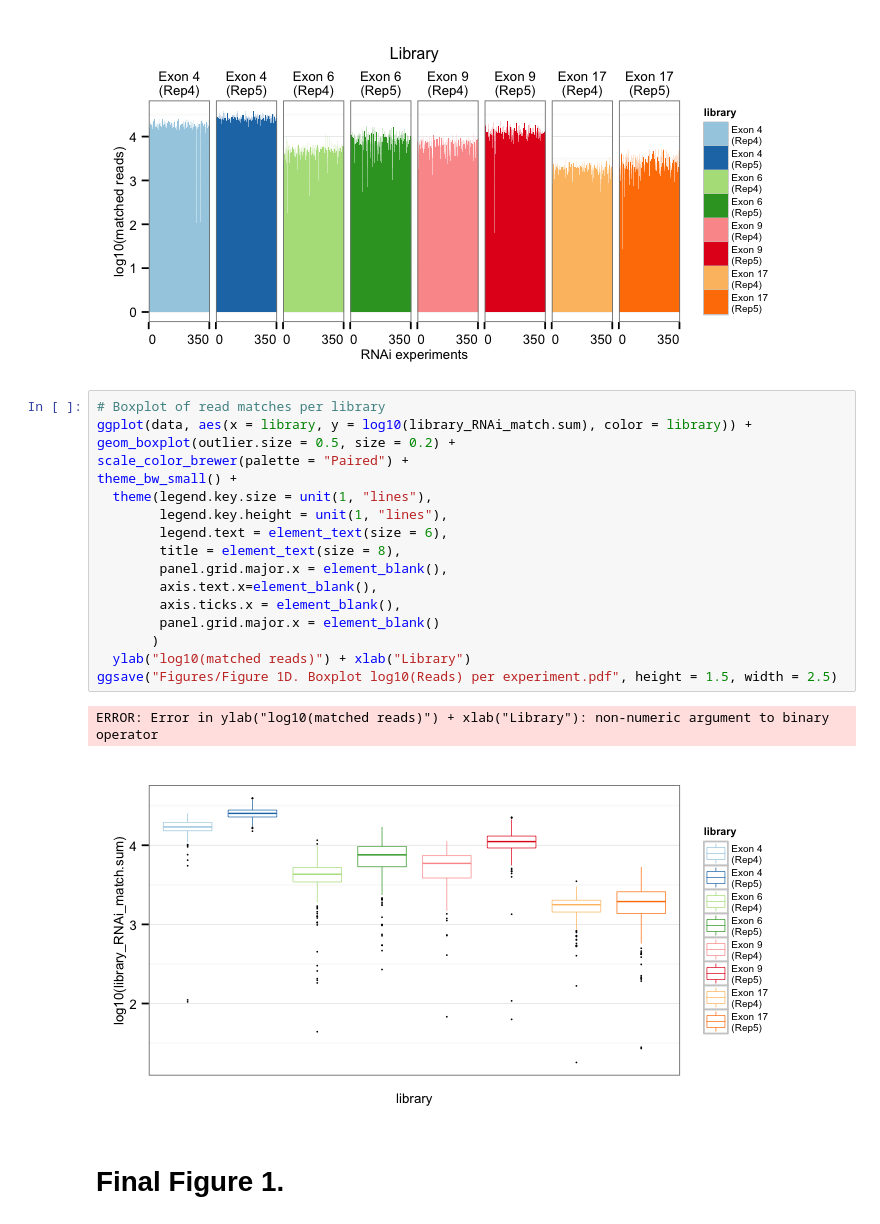
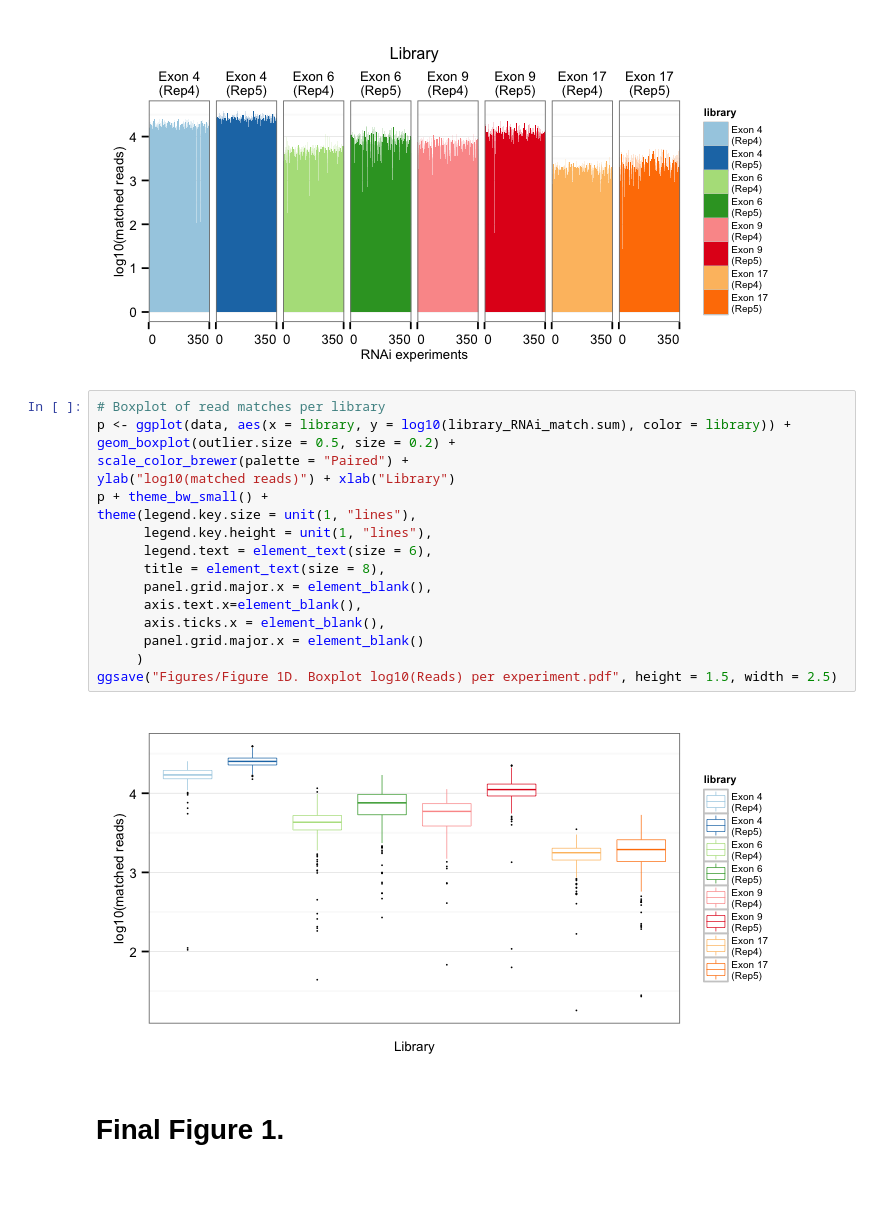
Before and after one commit to alexplocik/Dscam_Figures, a Jupyter notebook: Dscam Manuscript (Figure 1).ipynb, the cells around one changed output. Drawn from its saved outputs; the diff is of its cells as text; blank space fills up the shorter version.

Commit message:
Fixed plotting error

```diff
--- a/Dscam Manuscript (Figure 1).ipynb
+++ b/Dscam Manuscript (Figure 1).ipynb
@@ -109,24 +109,23 @@ ggsave("Figures/Figure 1C. Barplot log10(Reads) per experiment.pdf", height = 2,
 [figure]
 # %%
 # Boxplot of read matches per library
-ggplot(data, aes(x = library, y = log10(library_RNAi_match.sum), color = library)) +
+p <- ggplot(data, aes(x = library, y = log10(library_RNAi_match.sum), color = library)) +
 geom_boxplot(outlier.size = 0.5, size = 0.2) +
 scale_color_brewer(palette = "Paired") +
-theme_bw_small() +
-  theme(legend.key.size = unit(1, "lines"),
-        legend.key.height = unit(1, "lines"),
-        legend.text = element_text(size = 6),
-        title = element_text(size = 8),
-        panel.grid.major.x = element_blank(),
-        axis.text.x=element_blank(),
-        axis.ticks.x = element_blank(),
-        panel.grid.major.x = element_blank()
-       )
-  ylab("log10(matched reads)") + xlab("Library")
+ylab("log10(matched reads)") + xlab("Library")
+p + theme_bw_small() +
+theme(legend.key.size = unit(1, "lines"),
+      legend.key.height = unit(1, "lines"),
+      legend.text = element_text(size = 6),
+      title = element_text(size = 8),
+      panel.grid.major.x = element_blank(),
+      axis.text.x=element_blank(),
+      axis.ticks.x = element_blank(),
+      panel.grid.major.x = element_blank()
+     )
 ggsave("Figures/Figure 1D. Boxplot log10(Reads) per experiment.pdf", height = 1.5, width = 2.5)
 # %% [output]
-ERROR: Error in ylab("log10(matched reads)") + xlab("Library"): non-numeric argument to binary operator
-[figure, old version]
+[figure, new version]
 # %% [markdown]
 # Final Figure 1.
 # %% [markdown]
```
